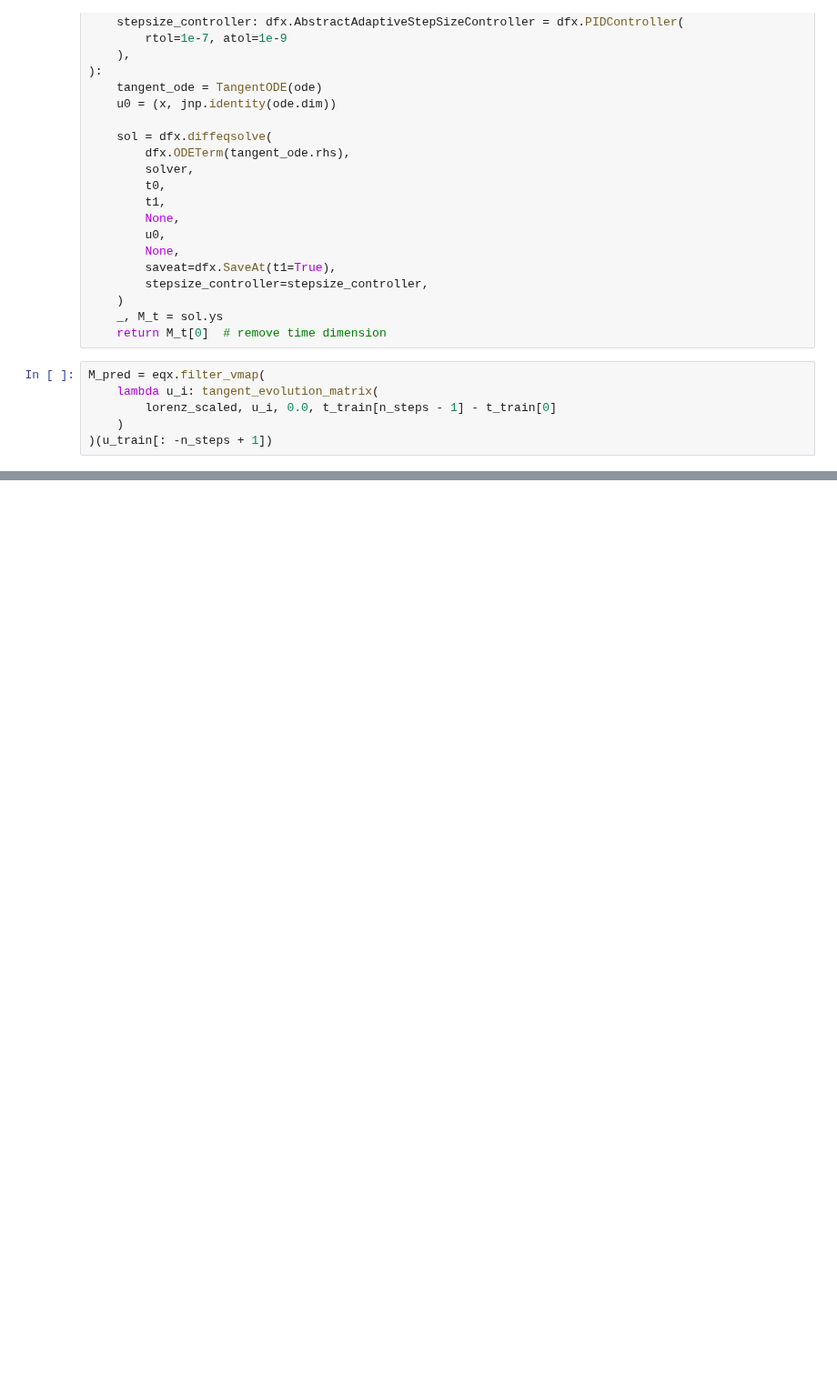
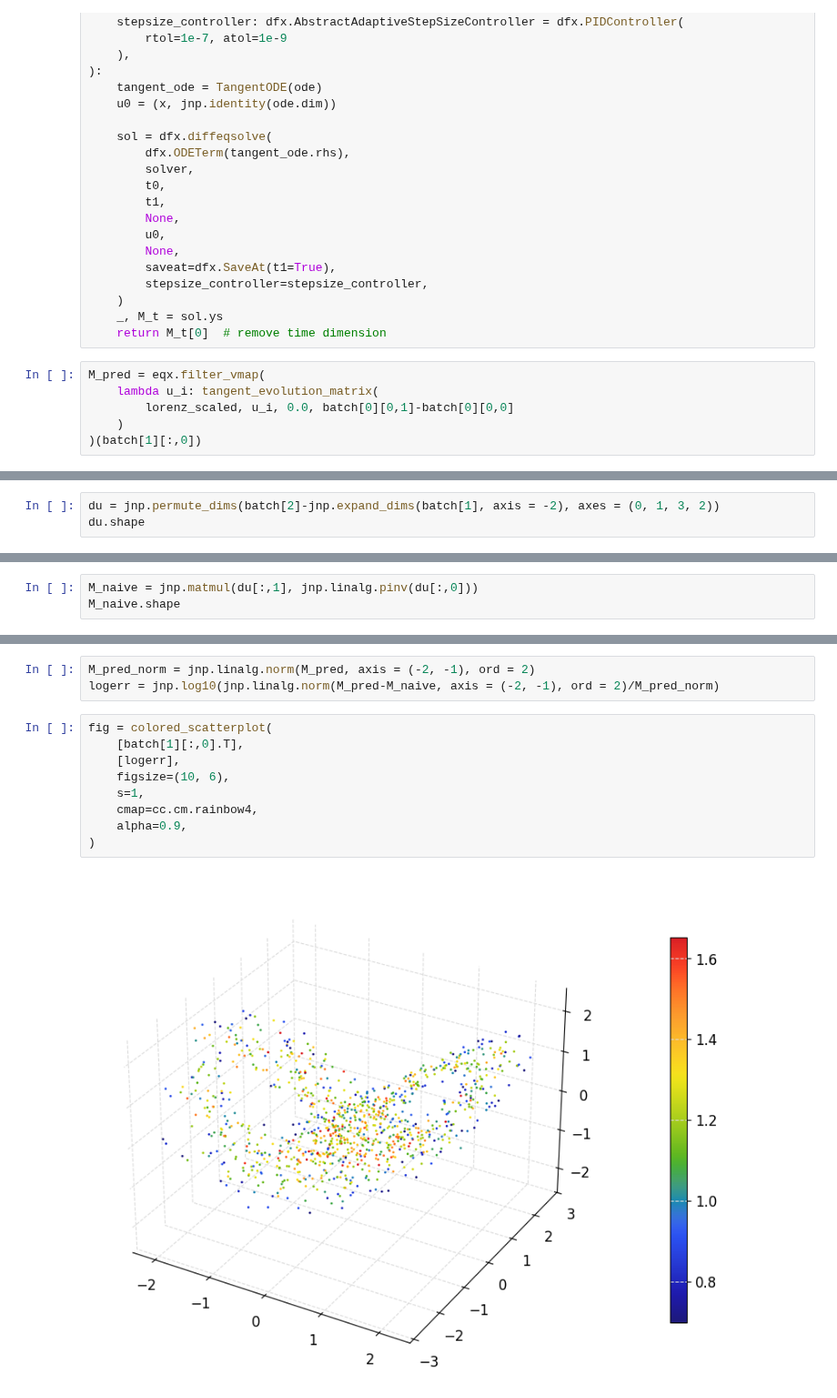
Before and after one commit to Jhko725/sandbox, a Jupyter notebook: notebooks/analysis/tangent_evolution.ipynb, the cells around one changed output, grey strips where cells are left out. Shown at 91% size. Cells and saved outputs as stored; diff of their text form; blank space fills up the shorter version.

```diff
--- a/notebooks/analysis/tangent_evolution.ipynb
+++ b/notebooks/analysis/tangent_evolution.ipynb
@@ -533,6 +92,6 @@ def tangent_evolution_matrix(
 # %%
 M_pred = eqx.filter_vmap(
     lambda u_i: tangent_evolution_matrix(
-        lorenz_scaled, u_i, 0.0, t_train[n_steps - 1] - t_train[0]
+        lorenz_scaled, u_i, 0.0, batch[0][0,1]-batch[0][0,0]
     )
-)(u_train[: -n_steps + 1])
+)(batch[1][:,0])
@@ -563,0 +98,3 @@ _, _, du, _ = create_neighborhood_dataset(
+# %%
+du = jnp.permute_dims(batch[2]-jnp.expand_dims(batch[1], axis = -2), axes = (0, 1, 3, 2))
+du.shape
@@ -563,0 +103,3 @@ _, _, du, _ = create_neighborhood_dataset(
+# %%
+M_naive = jnp.matmul(du[:,1], jnp.linalg.pinv(du[:,0]))
+M_naive.shape
@@ -563,0 +128,14 @@ _, _, du, _ = create_neighborhood_dataset(
+# %%
+M_pred_norm = jnp.linalg.norm(M_pred, axis = (-2, -1), ord = 2)
+logerr = jnp.log10(jnp.linalg.norm(M_pred-M_naive, axis = (-2, -1), ord = 2)/M_pred_norm)
+# %%
+fig = colored_scatterplot(
+    [batch[1][:,0].T],
+    [logerr],
+    figsize=(10, 6),
+    s=1,
+    cmap=cc.cm.rainbow4,
+    alpha=0.9,
+)
+# %% [output]
+[figure, added]
```
Also changed, not shown: parts of 56 cells of this notebook, 3 other files.
